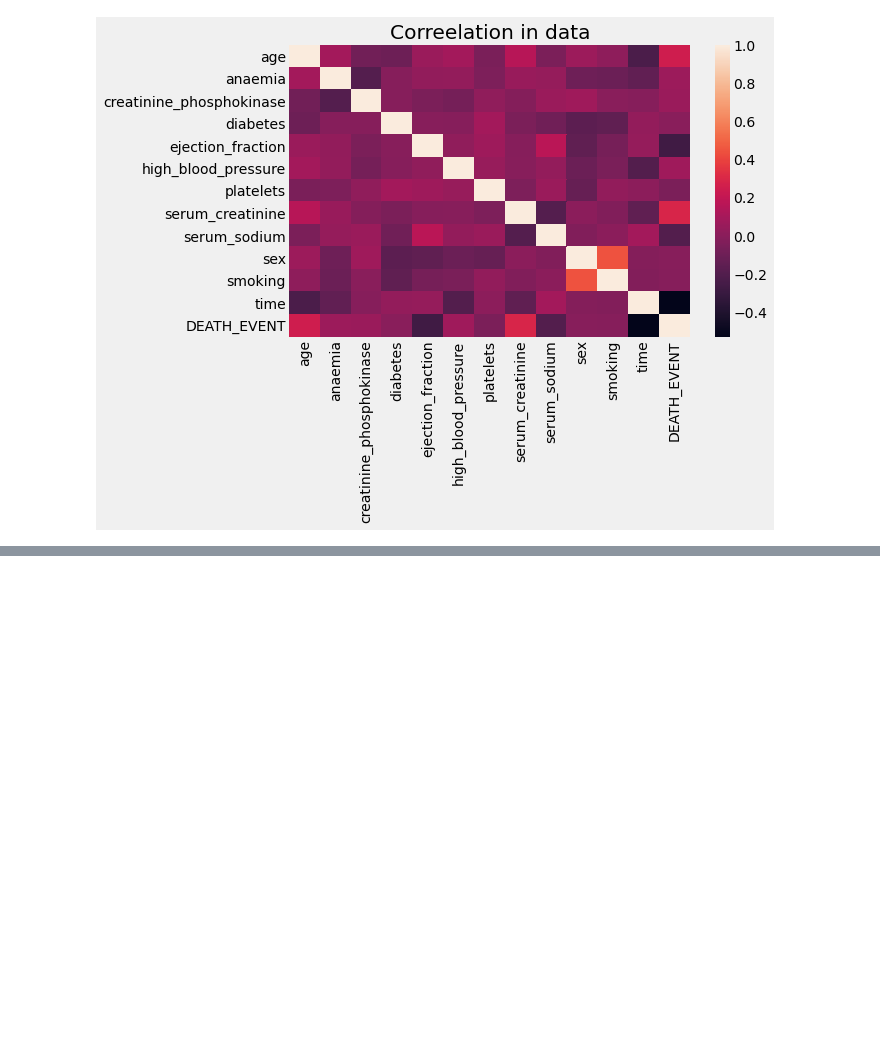
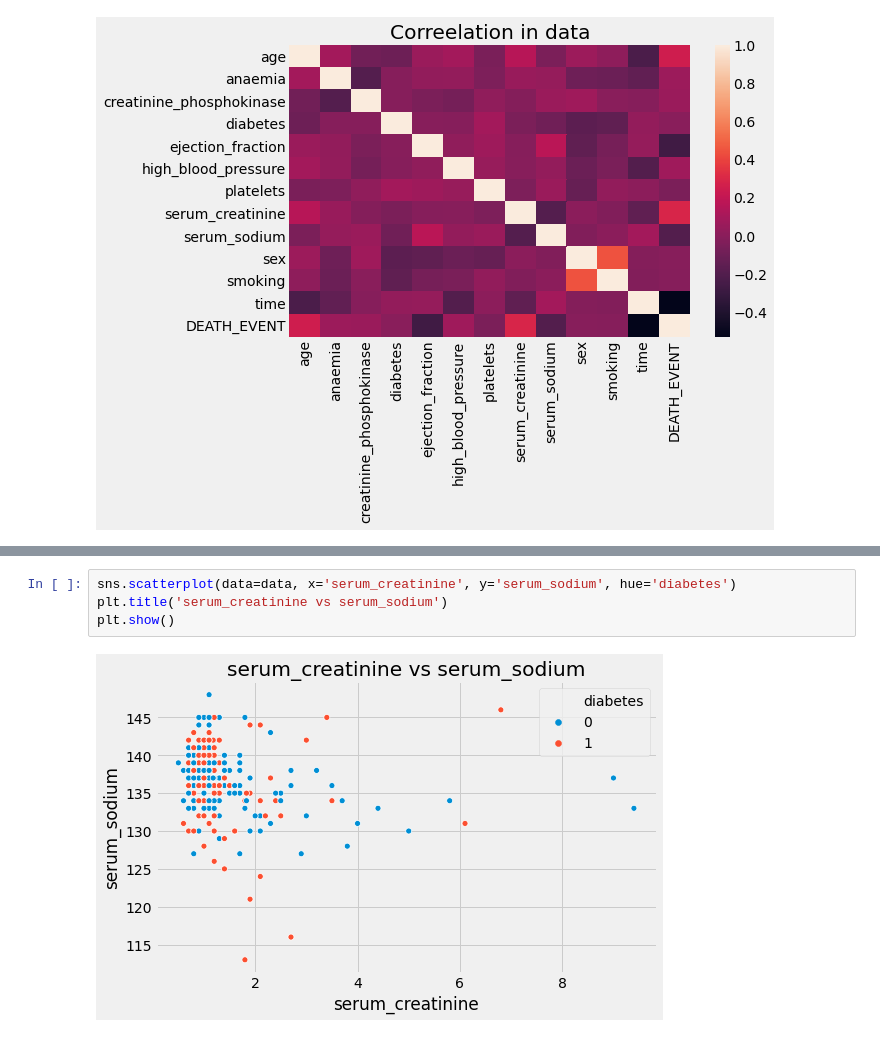
Before and after one commit to pratik-276/Infinite_Stories_with_Data, a Jupyter notebook: Heart Failure Prediction/what-s-your-chances-of-surviving-a-heart-attack.ipynb, the cells around one changed output, grey strips where cells are left out. Drawn from its saved outputs; the diff is of its cells as text; blank space fills up the shorter version.

```diff
--- a/Heart Failure Prediction/what-s-your-chances-of-surviving-a-heart-attack.ipynb
+++ b/Heart Failure Prediction/what-s-your-chances-of-surviving-a-heart-attack.ipynb
@@ -88,0 +136,6 @@ plt.show()
+# %%
+sns.scatterplot(data=data, x='serum_creatinine', y='serum_sodium', hue='diabetes')
+plt.title('serum_creatinine vs serum_sodium')
+plt.show()
+# %% [output]
+[figure, added]
```
Also changed, not shown: parts of 18 cells of this notebook.
